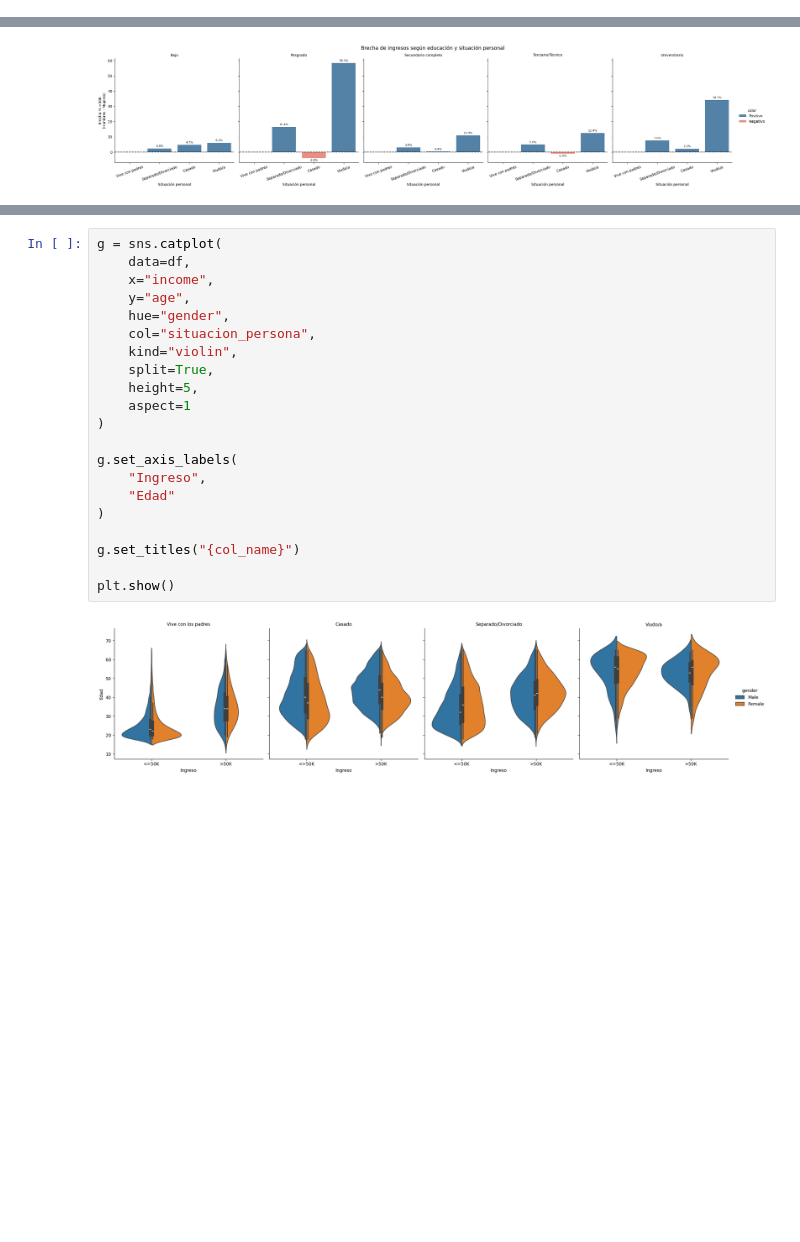
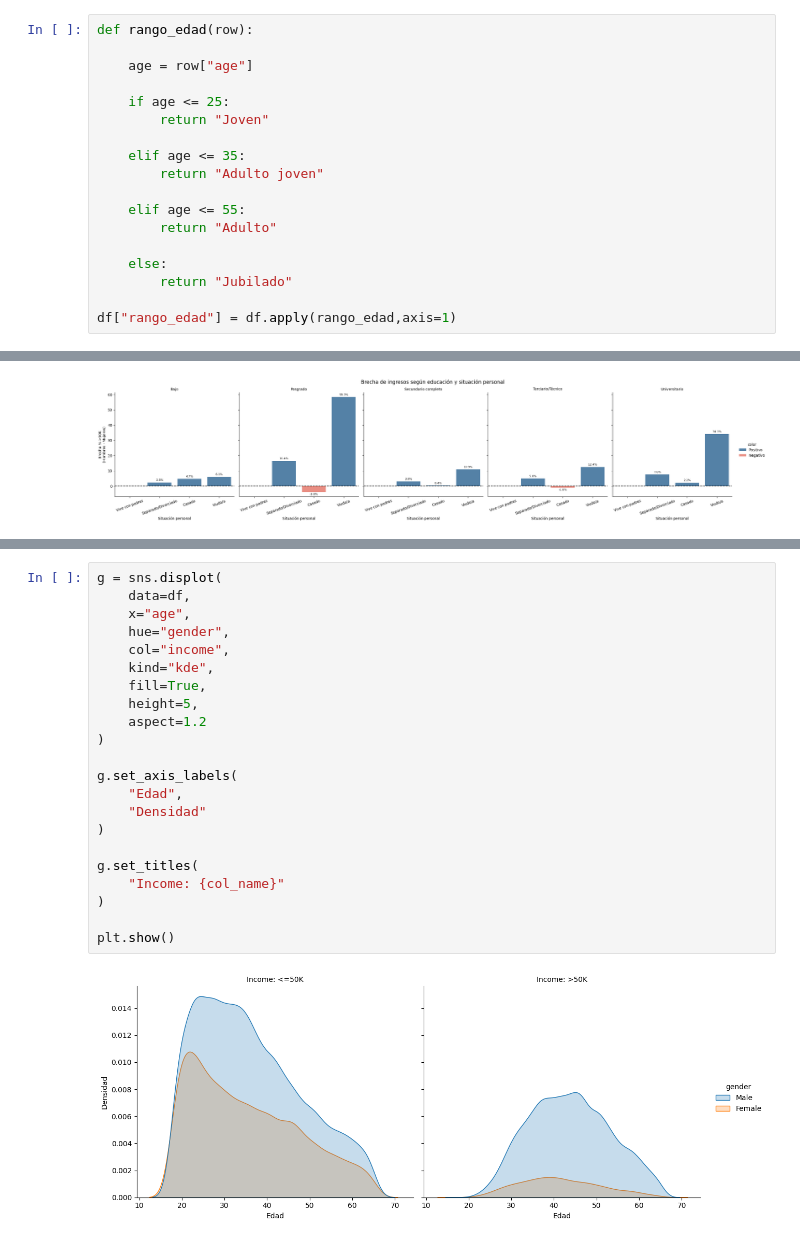
Before and after one commit to miqaapz98/IAA_2026, a Jupyter notebook: TP2_IAA.ipynb, the cells around one changed output, grey strips where cells are left out. Cells and saved outputs as stored; diff of their text form; blank space fills up the shorter version.

```diff
--- a/TP2_IAA.ipynb
+++ b/TP2_IAA.ipynb
@@ -737,6 +737,24 @@ Posgrado              -3.82                16.43    58.33                 2.09
 Secundario completo    0.36                 3.04    10.94                -0.07
 Terciario/Técnico     -0.99                 4.99    12.43                 0.46
 Universitario          2.19                 7.56    34.13                 2.94
+# %%
+def rango_edad(row):
+
+    age = row["age"]
+
+    if age <= 25:
+        return "Joven"
+
+    elif age <= 35:
+        return "Adulto joven"
+
+    elif age <= 55:
+        return "Adulto"
+
+    else:
+        return "Jubilado"
+
+df["rango_edad"] = df.apply(rango_edad,axis=1)
 # %%
 # color según signo
 gap_df["color"] = gap_df["gap_gender"].apply(
@@ -1072,23 +1119,24 @@ plt.show()
 # %%
-g = sns.catplot(
+g = sns.displot(
     data=df,
-    x="income",
-    y="age",
+    x="age",
     hue="gender",
-    col="situacion_persona",
-    kind="violin",
-    split=True,
+    col="income",
+    kind="kde",
+    fill=True,
     height=5,
-    aspect=1
+    aspect=1.2
 )
 
 g.set_axis_labels(
-    "Ingreso",
-    "Edad"
+    "Edad",
+    "Densidad"
 )
 
-g.set_titles("{col_name}")
+g.set_titles(
+    "Income: {col_name}"
+)
 
 plt.show()
 # %% [output]
-[figure, old version]
+[figure, new version]
```
Also changed, not shown: parts of 6 cells of this notebook.
